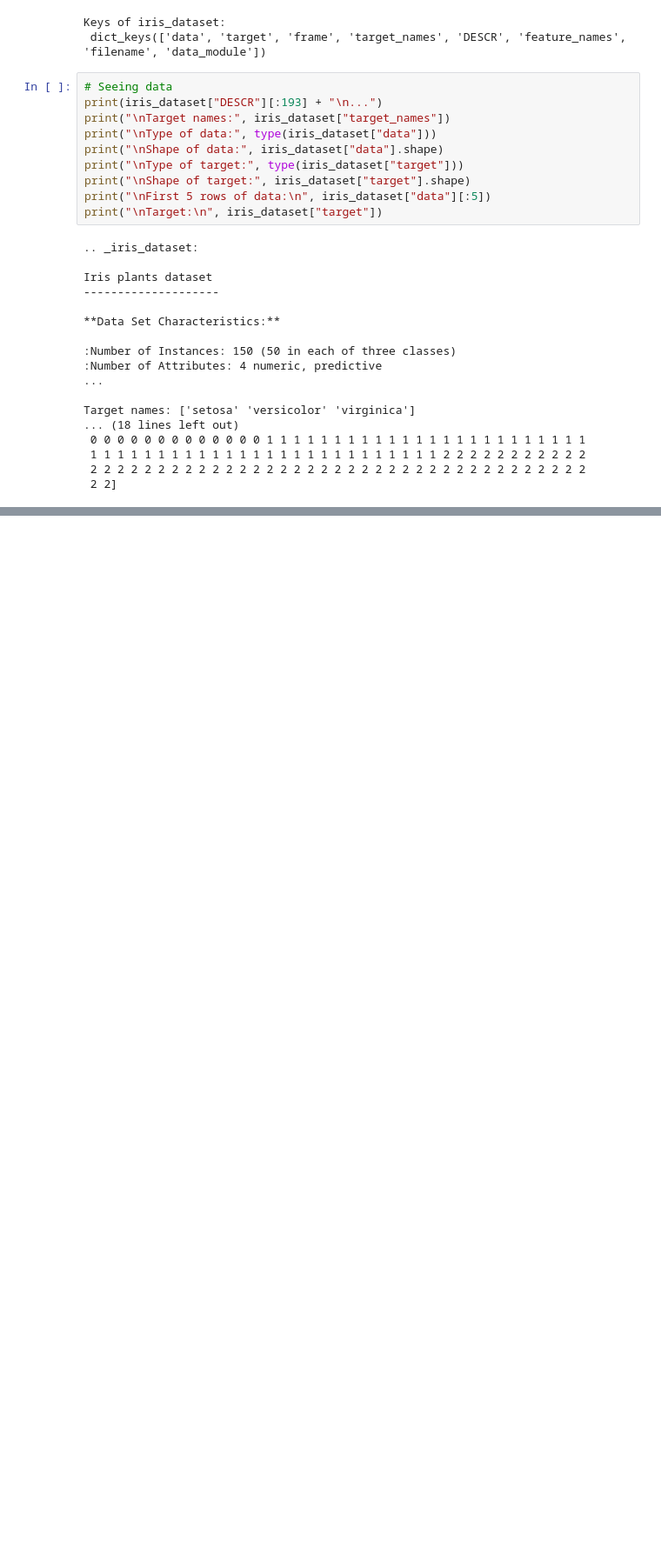
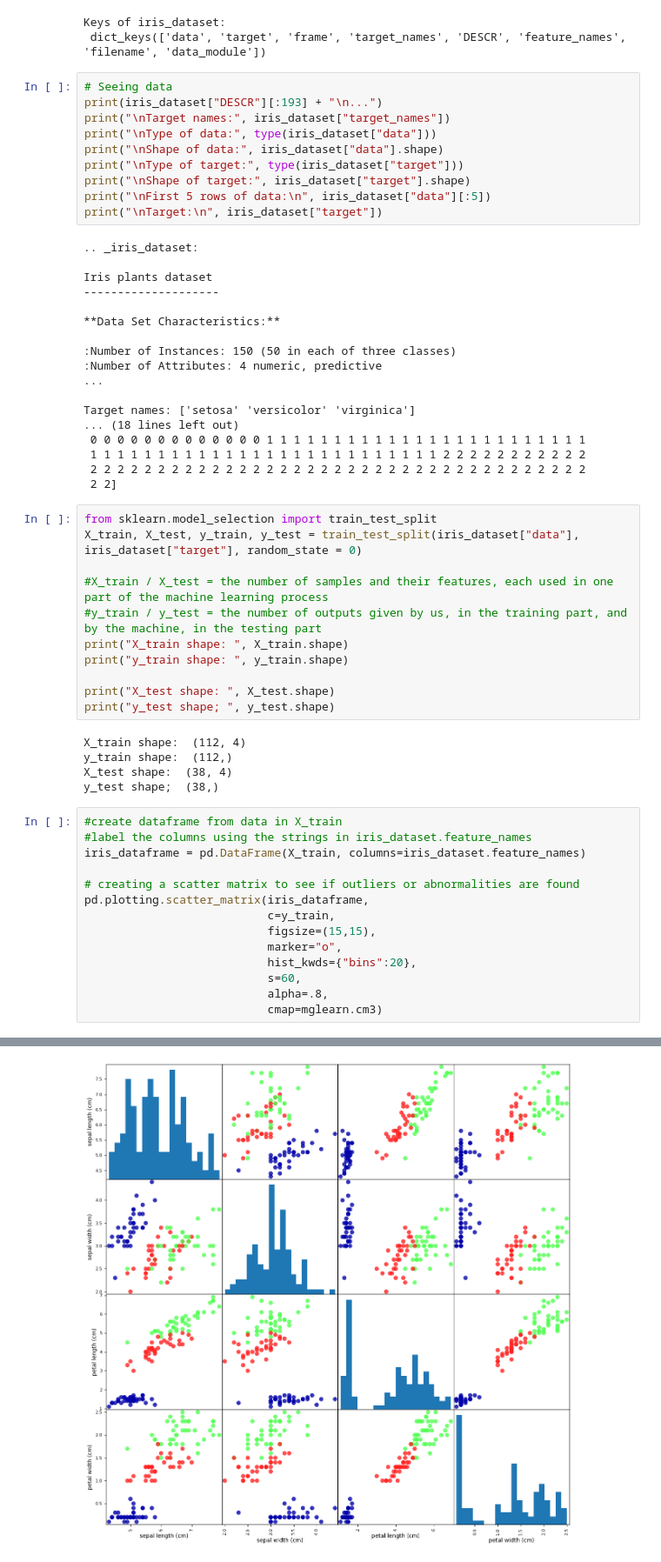
Before and after one commit to Xandetds/machine-learning-introduction, a Jupyter notebook: notebooks/ch01_First_Application.ipynb, the cells around one changed output, grey strips where cells are left out. Shown: that part at 87% size. Saved outputs shown, nothing was run; the diff lists cells and outputs as text; blank space fills up the shorter version.

Commit message:
feat: adds train and test shape models, scatter matrix visualization and initial KNN model setup (WIP)

```diff
--- a/notebooks/ch01_First_Application.ipynb
+++ b/notebooks/ch01_First_Application.ipynb
@@ -50,3 +50,34 @@ Target names: ['setosa' 'versicolor' 'virginica']
  1 1 1 1 1 1 1 1 1 1 1 1 1 1 1 1 1 1 1 1 1 1 1 1 1 1 2 2 2 2 2 2 2 2 2 2 2
  2 2 2 2 2 2 2 2 2 2 2 2 2 2 2 2 2 2 2 2 2 2 2 2 2 2 2 2 2 2 2 2 2 2 2 2 2
  2 2]
+# %%
+from sklearn.model_selection import train_test_split
+X_train, X_test, y_train, y_test = train_test_split(iris_dataset["data"], iris_dataset["target"], random_state = 0)
+
+#X_train / X_test = the number of samples and their features, each used in one part of the machine learning process
+#y_train / y_test = the number of outputs given by us, in the training part, and by the machine, in the testing part
+print("X_train shape: ", X_train.shape)
+print("y_train shape: ", y_train.shape)
+
+print("X_test shape: ", X_test.shape)
+print("y_test shape; ", y_test.shape)
+# %% [output]
+X_train shape:  (112, 4)
+y_train shape:  (112,)
+X_test shape:  (38, 4)
+y_test shape;  (38,)
+# %%
+#create dataframe from data in X_train
+#label the columns using the strings in iris_dataset.feature_names
+iris_dataframe = pd.DataFrame(X_train, columns=iris_dataset.feature_names)
+
+# creating a scatter matrix to see if outliers or abnormalities are found
+pd.plotting.scatter_matrix(iris_dataframe,
+                           c=y_train,
+                           figsize=(15,15),
+                           marker="o",
+                           hist_kwds={"bins":20},
+                           s=60,
+                           alpha=.8,
+                           cmap=mglearn.cm3)
+# %% [output]
@@ -52,0 +101 @@ Target names: ['setosa' 'versicolor' 'virginica']
+[figure, added]
```
Also changed, not shown: parts of 2 cells of this notebook.
